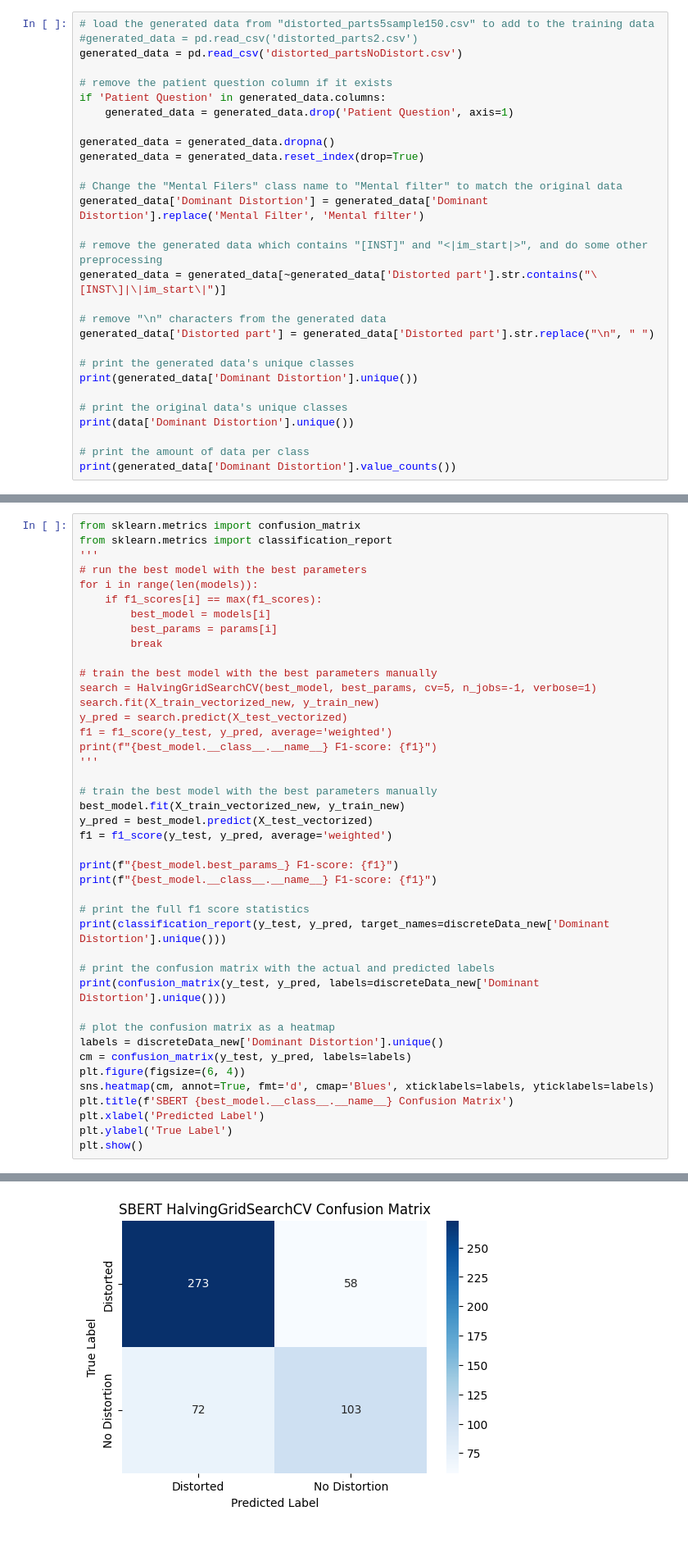
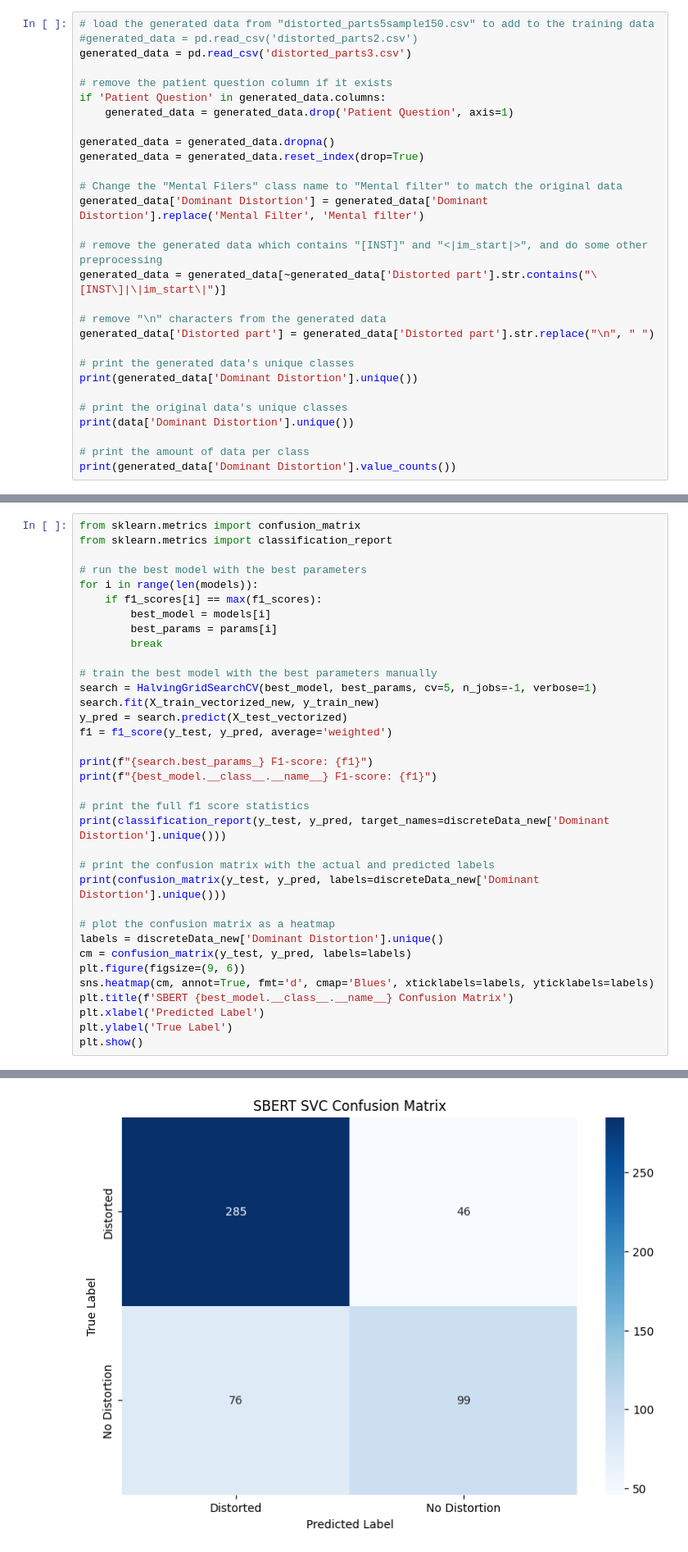
Before and after one commit to cmulholla/QUEST-Distortions, a Jupyter notebook: binaryClassification.ipynb, the cells around one changed output, grey strips where cells are left out. Shown at 82% size. Saved outputs shown, nothing was run; the diff lists cells and outputs as text.

```diff
--- a/binaryClassification.ipynb
+++ b/binaryClassification.ipynb
@@ -39,7 +39,7 @@ Name: Dominant Distortion, dtype: int64
 # %%
 # load the generated data from "distorted_parts5sample150.csv" to add to the training data
 #generated_data = pd.read_csv('distorted_parts2.csv')
-generated_data = pd.read_csv('distorted_partsNoDistort.csv')
+generated_data = pd.read_csv('distorted_parts3.csv')
 
 # remove the patient question column if it exists
 if 'Patient Question' in generated_data.columns:
@@ -255,7 +288,7 @@ Name: Dominant Distortion, dtype: int64
 # %%
 from sklearn.metrics import confusion_matrix
 from sklearn.metrics import classification_report
-'''
+
 # run the best model with the best parameters
 for i in range(len(models)):
     if f1_scores[i] == max(f1_scores):
@@ -268,15 +301,8 @@ search = HalvingGridSearchCV(best_model, best_params, cv=5, n_jobs=-1, verbose=1
 search.fit(X_train_vectorized_new, y_train_new)
 y_pred = search.predict(X_test_vectorized)
 f1 = f1_score(y_test, y_pred, average='weighted')
-print(f"{best_model.__class__.__name__} F1-score: {f1}")
-'''
 
-# train the best model with the best parameters manually
-best_model.fit(X_train_vectorized_new, y_train_new)
-y_pred = best_model.predict(X_test_vectorized)
-f1 = f1_score(y_test, y_pred, average='weighted')
-
-print(f"{best_model.best_params_} F1-score: {f1}")
+print(f"{search.best_params_} F1-score: {f1}")
 print(f"{best_model.__class__.__name__} F1-score: {f1}")
 
 # print the full f1 score statistics
@@ -288,7 +314,7 @@ print(confusion_matrix(y_test, y_pred, labels=discreteData_new['Dominant Distort
 # plot the confusion matrix as a heatmap
 labels = discreteData_new['Dominant Distortion'].unique()
 cm = confusion_matrix(y_test, y_pred, labels=labels)
-plt.figure(figsize=(6, 4))
+plt.figure(figsize=(9, 6))
 sns.heatmap(cm, annot=True, fmt='d', cmap='Blues', xticklabels=labels, yticklabels=labels)
 plt.title(f'SBERT {best_model.__class__.__name__} Confusion Matrix')
 plt.xlabel('Predicted Label')
@@ -315,4 +341,4 @@ Fitting 5 folds for each of 35 candidates, totalling 175 fits
-[figure, old version]
+[figure, new version]
 # %%
 # print the best parameters
 print(best_model.best_params_)
```
Also changed, not shown: parts of 7 cells of this notebook, 22 other files.
